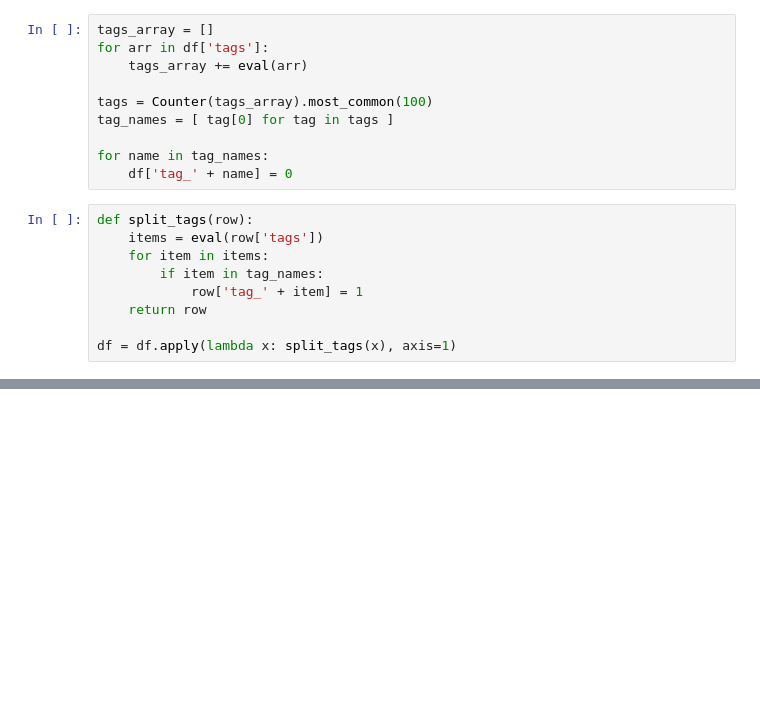
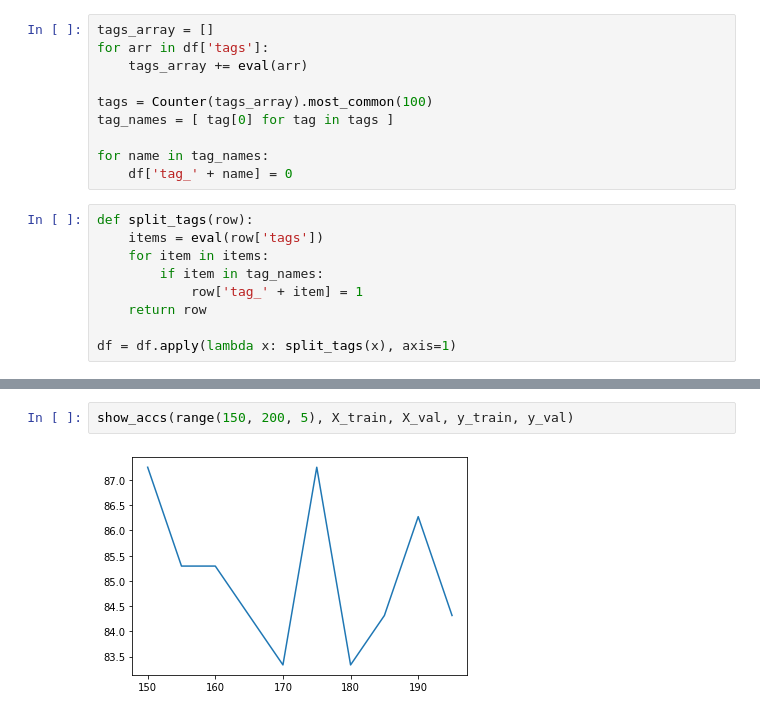
Before and after one commit to xbexbex/idas, a Jupyter notebook: week4/exercises.ipynb, the cells around one changed output, grey strips where cells are left out. Drawn from its saved outputs; the diff is of its cells as text; blank space fills up the shorter version.

```diff
--- a/week4/exercises.ipynb
+++ b/week4/exercises.ipynb
@@ -86,0 +262,4 @@ coeffs
+# %%
+show_accs(range(150, 200, 5), X_train, X_val, y_train, y_val)
+# %% [output]
+[figure, added]
```
Also changed, not shown: parts of 44 cells of this notebook, 3 other files.
